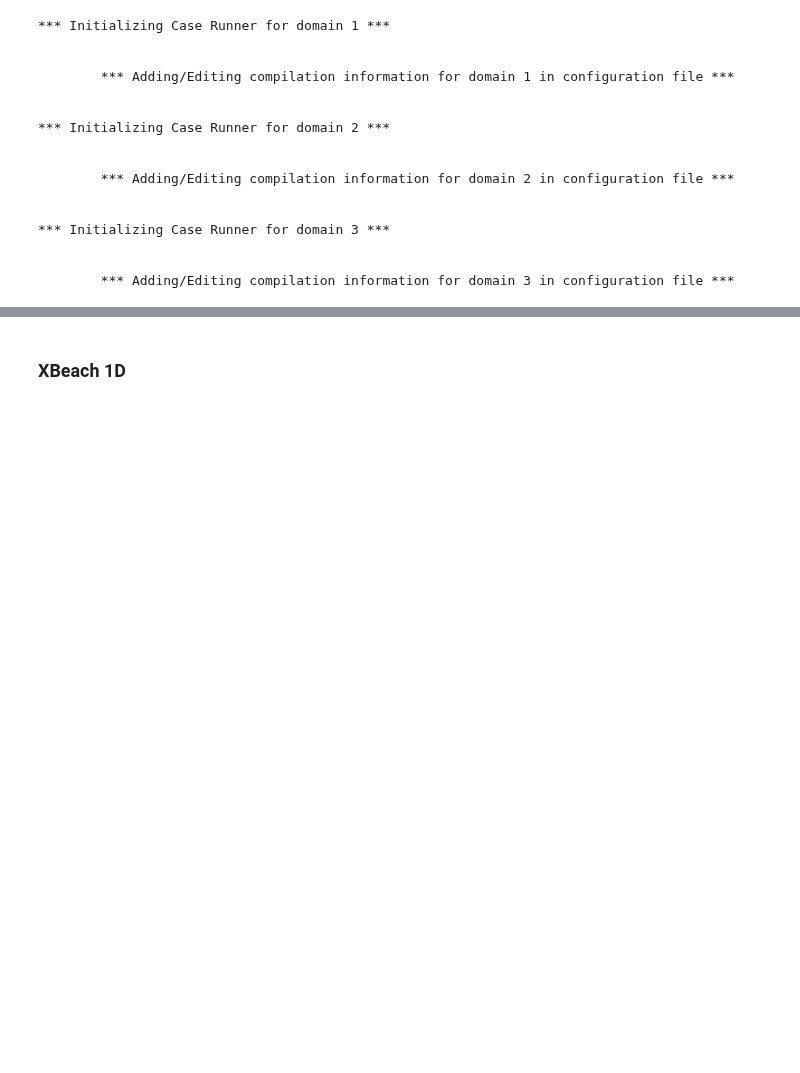
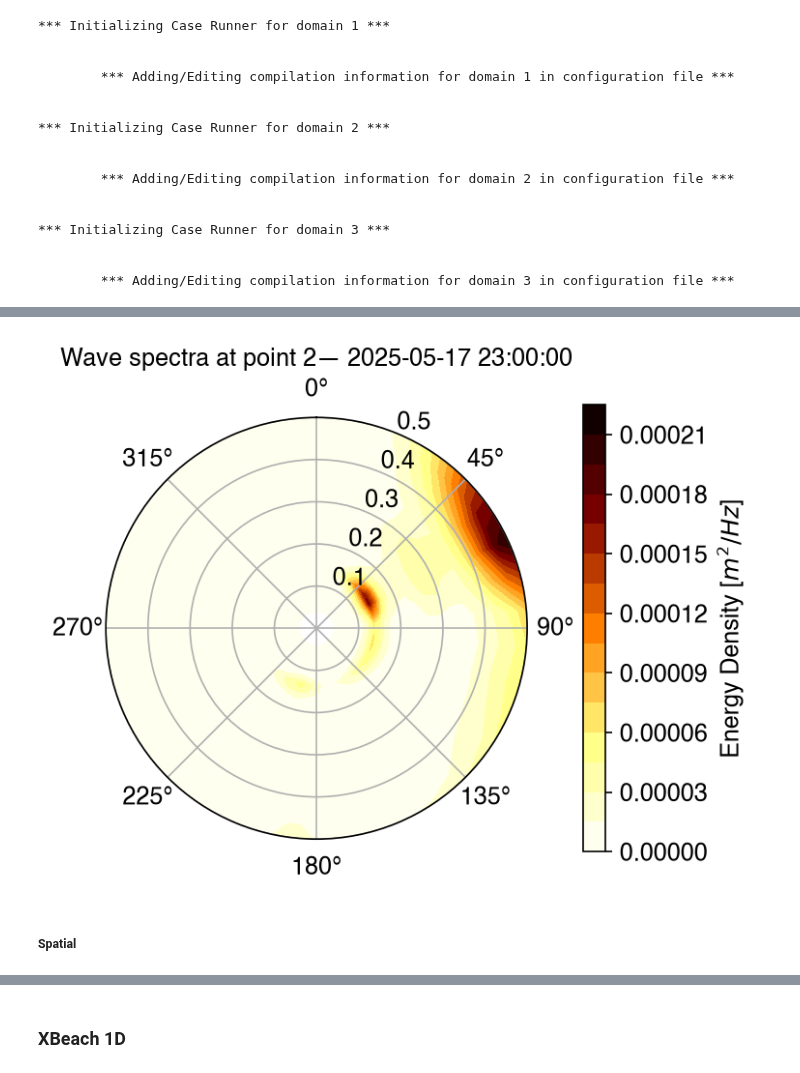
Before and after one commit to oceanicos/oceanicospy, a Jupyter notebook: examples/oceanicospy_workflow.ipynb, the cells around one changed output, grey strips where cells are left out. Drawn from its saved outputs; the diff is of its cells as text; code cells hidden in the pictures; blank space fills up the shorter version.

```diff
--- a/examples/oceanicospy_workflow.ipynb
+++ b/examples/oceanicospy_workflow.ipynb
@@ -613,0 +674,7 @@ for domain_id, config in domains.items():
+# %%
+wave_spectra = out_reader.read_spectral_output(
+    output_dir = output_dir,
+    filename   = 'SpecSWAN.out'
+)
+
+wave_spectra
@@ -613,0 +693,26 @@ for domain_id, config in domains.items():
+# %%
+# Select the time step to visualise (−1 = last snapshot)
+t_idx = -1
+
+theta,r = np.meshgrid(wave_spectra.dir.values, wave_spectra.freq.values)
+theta_rad = np.deg2rad(theta)
+# Closing the wave spectra to make a complete polar plot of the directional distribution
+theta_rad = np.append(theta_rad, theta_rad[:,0:1]+2*np.pi, axis=1)
+r = np.append(r, r[:,0:1], axis=1)
+efth_closed = np.append(wave_spectra['efth'][t_idx,:,:,:].values,
+                        wave_spectra['efth'][t_idx,:,:,0:1].values, axis=2)
+# %%
+point_idx=1
+fig, ax = plt.subplots(figsize=(5, 4), subplot_kw={'projection': 'polar'})
+cf = ax.contourf(theta_rad, r, efth_closed[point_idx, :, :],
+                  levels=20, cmap='afmhot_r')
+ax.set_theta_zero_location('N')
+ax.set_theta_direction(-1)
+ax.set(ylim=(0, 0.5))
+plt.colorbar(cf, label='Energy Density [$m^2/Hz$]', pad=0.1)
+ax.set_title(f"Wave spectra at point {wave_spectra.site.values[point_idx]}— {pd.to_datetime(wave_spectra.time.values[t_idx])}")
+plt.show()
+# %% [output]
+[figure, added]
+# %% [markdown]
+##### Spatial
```
Also changed, not shown: parts of 44 cells of this notebook.
